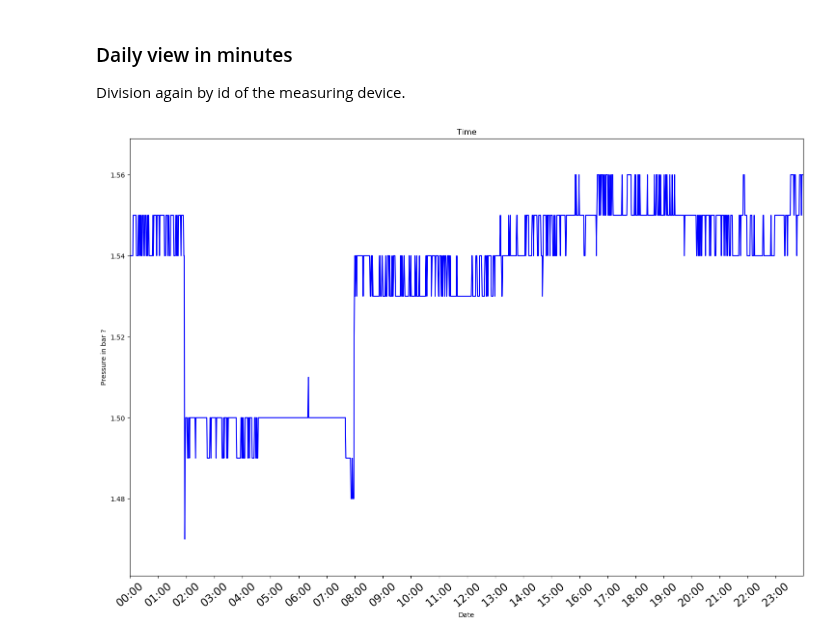
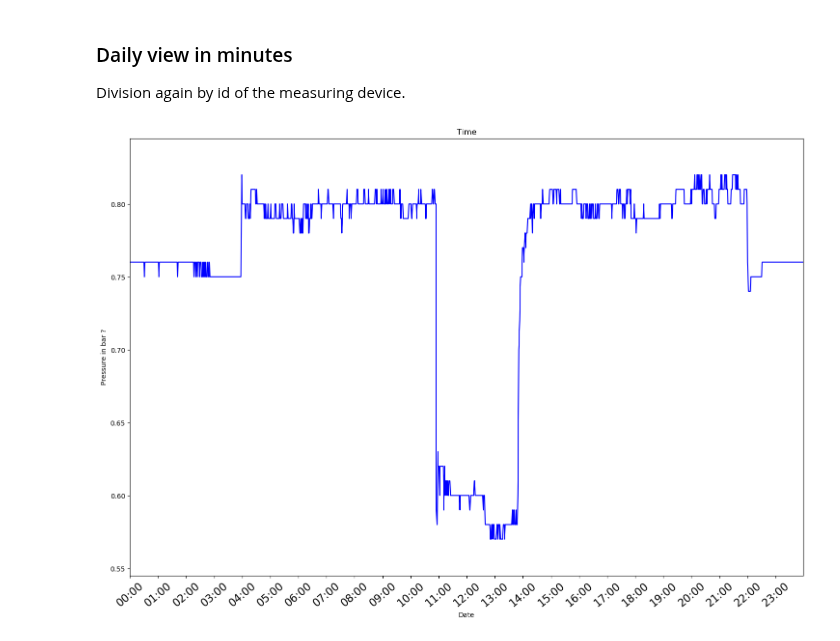
Before and after one commit to Zan-23/IJS_water_loss, a Jupyter notebook: notebooks/Intial data analysis.ipynb, the cells around one changed output. Cells and saved outputs as stored; diff of their text form; code cells hidden in the pictures.

```diff
--- a/notebooks/Intial data analysis.ipynb
+++ b/notebooks/Intial data analysis.ipynb
@@ -404,7 +404,7 @@ def generate_day_view(year_month_day, station):
     plt.title('Time')
     # plt.savefig('blue_id.png')
     plt.show()
-# %%
-generate_day_view("2020-02-11", 248)
-# %% [output]
-[figure, removed]
+# %%
+generate_day_view("2019-05-15", 248)
+# %% [output]
+[figure, added]
```
Also changed, not shown: parts of 6 cells of this notebook, 1 other file.
